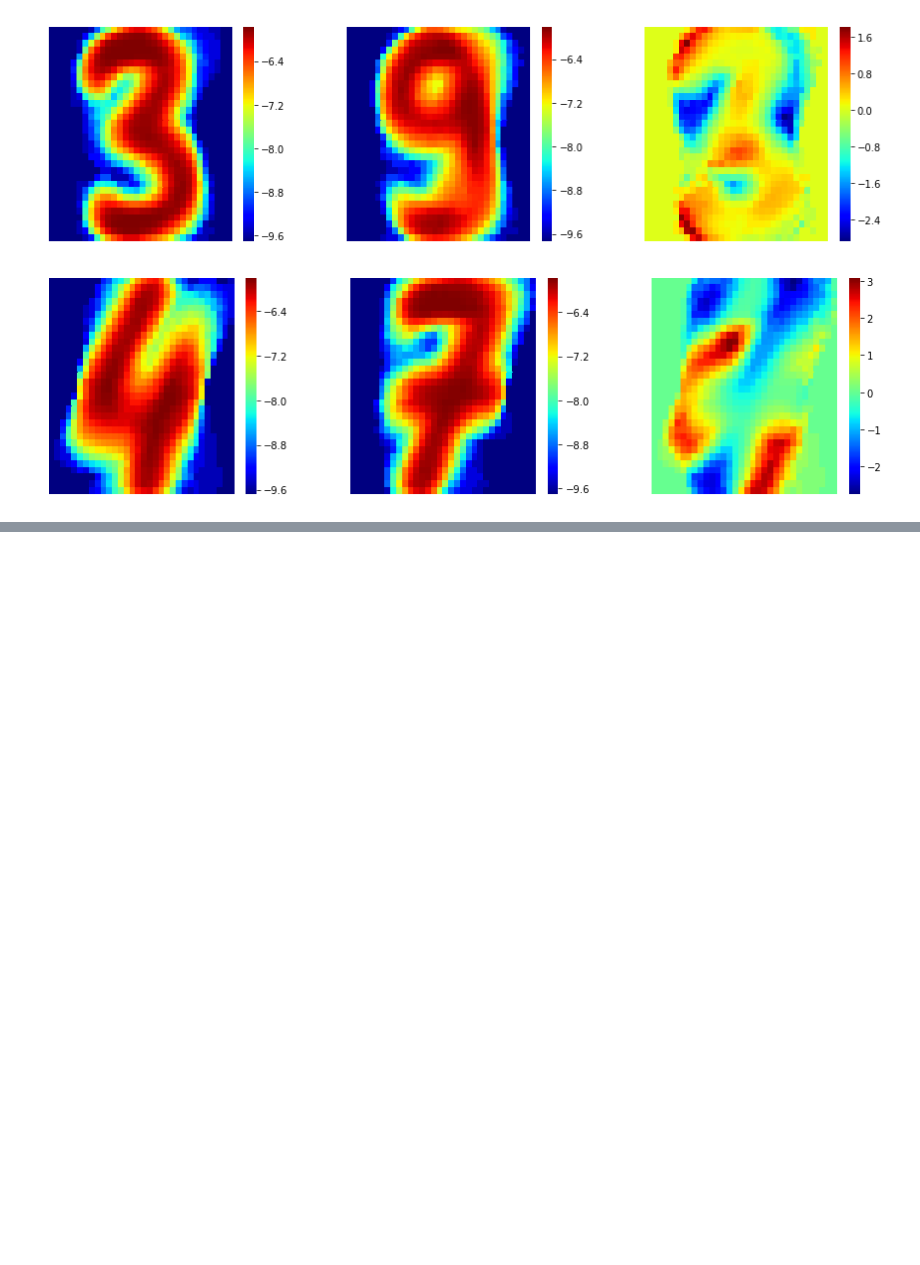
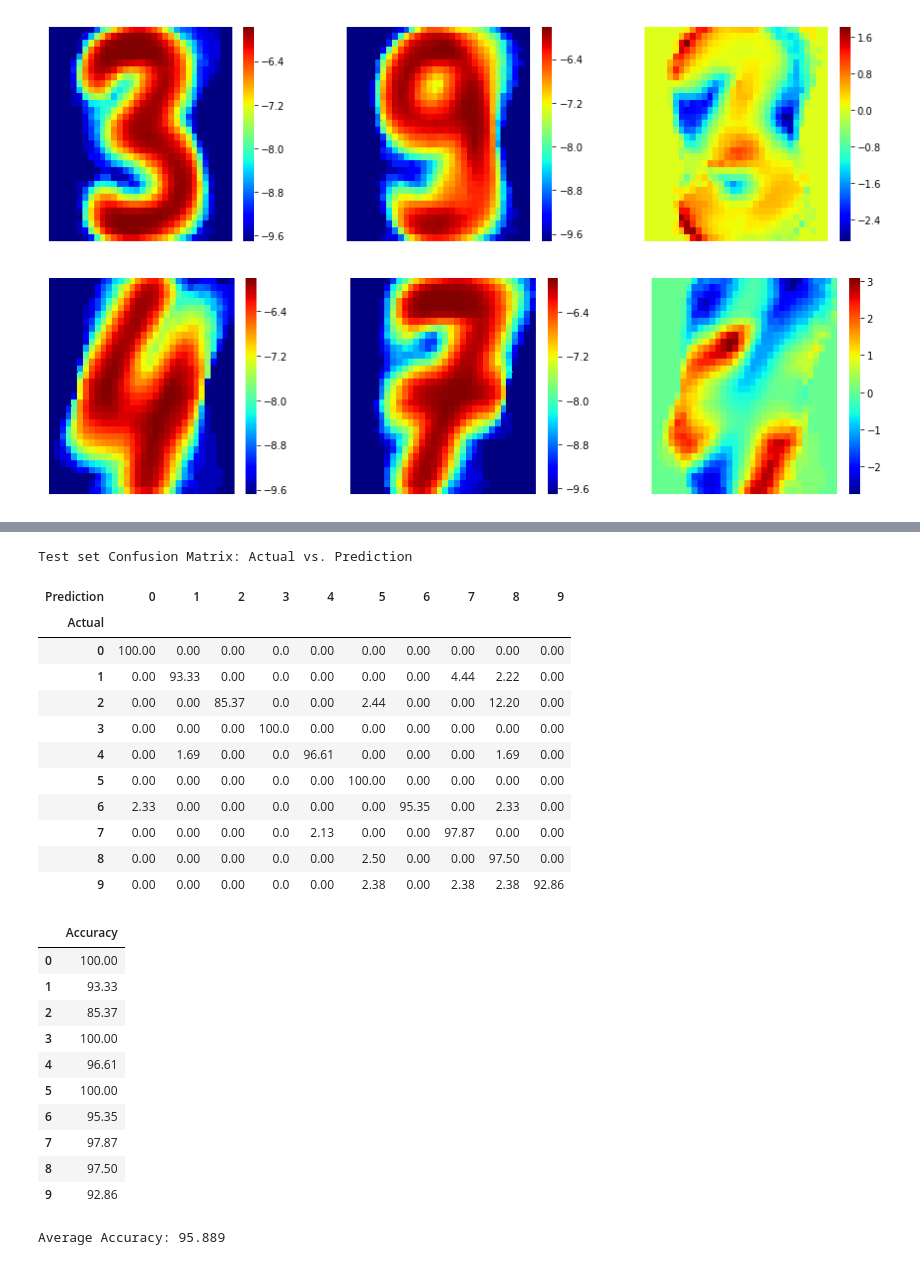
Before and after one commit to 20joseph10/CS440-MP3, a Jupyter notebook: MP3.ipynb, the cells around one changed output, grey strips where cells are left out. Drawn from its saved outputs; the diff is of its cells as text; code cells hidden in the pictures; blank space fills up the shorter version.

```diff
--- a/MP3.ipynb
+++ b/MP3.ipynb
@@ -233,0 +239,15 @@ for i, cls in enumerate(zip([2,5,3,4], [8,9,9,7])):
+# %%
+def predict(feature_set):
+    predicted = np.empty(len(feature_set))
+    for idx in range(len(feature_set)):
+        arg_max, predicted_class = 0, 0
+        feature_vector = feature_set.iloc[idx]
+
+        for c in range(10):
+            current = np.dot(feature_vector, weight_vectors[c])
+            if current >= arg_max:
+                arg_max, predicted_class = current, c
+
+        predicted[idx] = predicted_class
+
+    return predicted
@@ -233,0 +292,34 @@ for i, cls in enumerate(zip([2,5,3,4], [8,9,9,7])):
+# %%
+test_pred = predict(df_testX)
+acc_test, conf_mat_test = calculate_acc_conf_mat(df_testY, test_pred)
+print('Test set Confusion Matrix: Actual vs. Prediction')
+display(conf_mat_test)
+display(pd.DataFrame(np.diag(conf_mat_test), columns=['Accuracy']))
+print('Average Accuracy: {}'.format(acc_test))
+print('\n')
+# %% [output]
+Test set Confusion Matrix: Actual vs. Prediction
+| Prediction | 0 | 1 | 2 | 3 | 4 | 5 | 6 | 7 | 8 | 9 |
+| Actual |  |  |  |  |  |  |  |  |  |  |
+| 0 | 100.00 | 0.00 | 0.00 | 0.0 | 0.00 | 0.00 | 0.00 | 0.00 | 0.00 | 0.00 |
+| 1 | 0.00 | 93.33 | 0.00 | 0.0 | 0.00 | 0.00 | 0.00 | 4.44 | 2.22 | 0.00 |
+| 2 | 0.00 | 0.00 | 85.37 | 0.0 | 0.00 | 2.44 | 0.00 | 0.00 | 12.20 | 0.00 |
+| 3 | 0.00 | 0.00 | 0.00 | 100.0 | 0.00 | 0.00 | 0.00 | 0.00 | 0.00 | 0.00 |
+| 4 | 0.00 | 1.69 | 0.00 | 0.0 | 96.61 | 0.00 | 0.00 | 0.00 | 1.69 | 0.00 |
+| 5 | 0.00 | 0.00 | 0.00 | 0.0 | 0.00 | 100.00 | 0.00 | 0.00 | 0.00 | 0.00 |
+| 6 | 2.33 | 0.00 | 0.00 | 0.0 | 0.00 | 0.00 | 95.35 | 0.00 | 2.33 | 0.00 |
+| 7 | 0.00 | 0.00 | 0.00 | 0.0 | 2.13 | 0.00 | 0.00 | 97.87 | 0.00 | 0.00 |
+| 8 | 0.00 | 0.00 | 0.00 | 0.0 | 0.00 | 2.50 | 0.00 | 0.00 | 97.50 | 0.00 |
+| 9 | 0.00 | 0.00 | 0.00 | 0.0 | 0.00 | 2.38 | 0.00 | 2.38 | 2.38 | 92.86 |
+|  | Accuracy |
+| 0 | 100.00 |
+| 1 | 93.33 |
+| 2 | 85.37 |
+| 3 | 100.00 |
+| 4 | 96.61 |
+| 5 | 100.00 |
+| 6 | 95.35 |
+| 7 | 97.87 |
+| 8 | 97.50 |
+| 9 | 92.86 |
+Average Accuracy: 95.889
```
Also changed, not shown: parts of 9 cells of this notebook, 1 other file.
